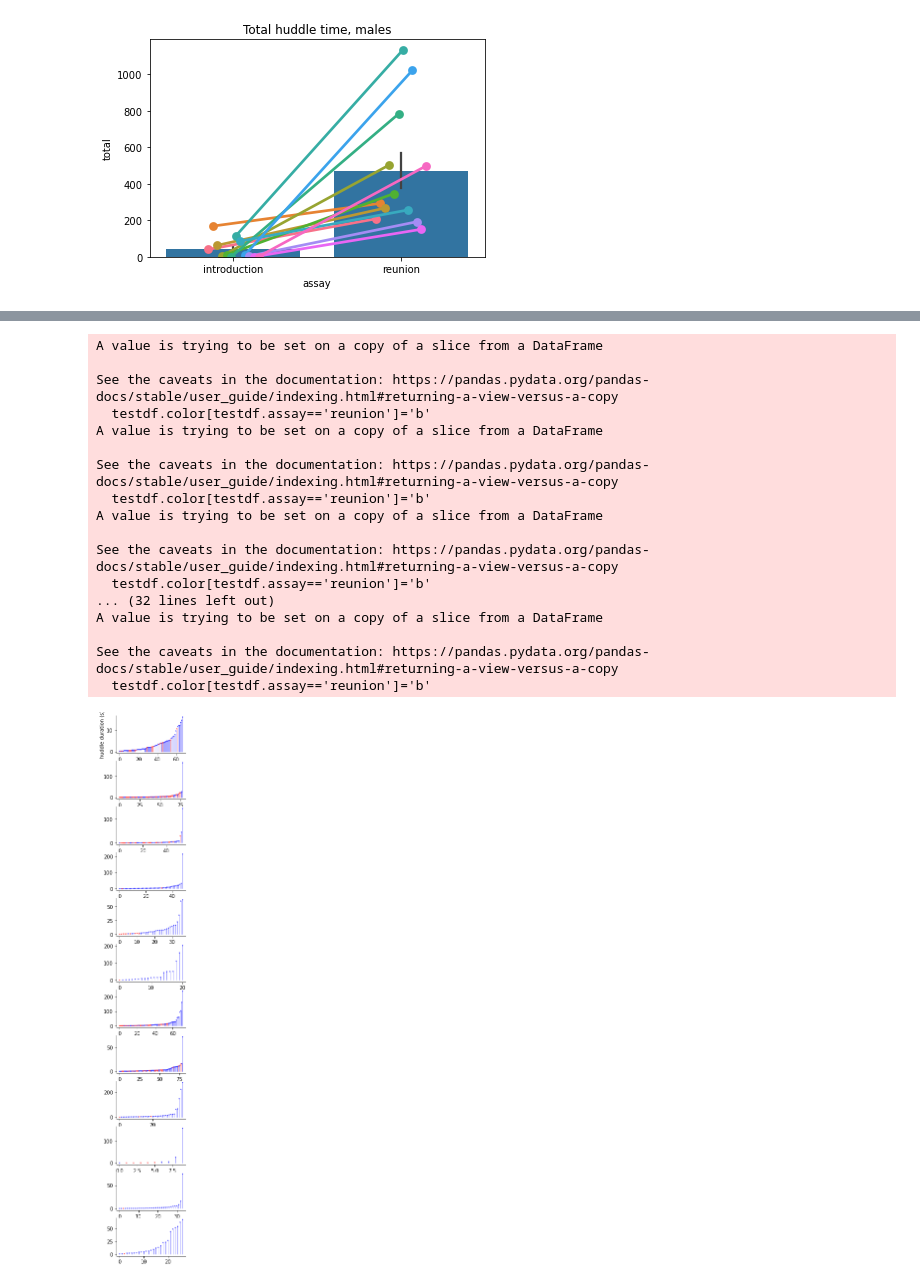
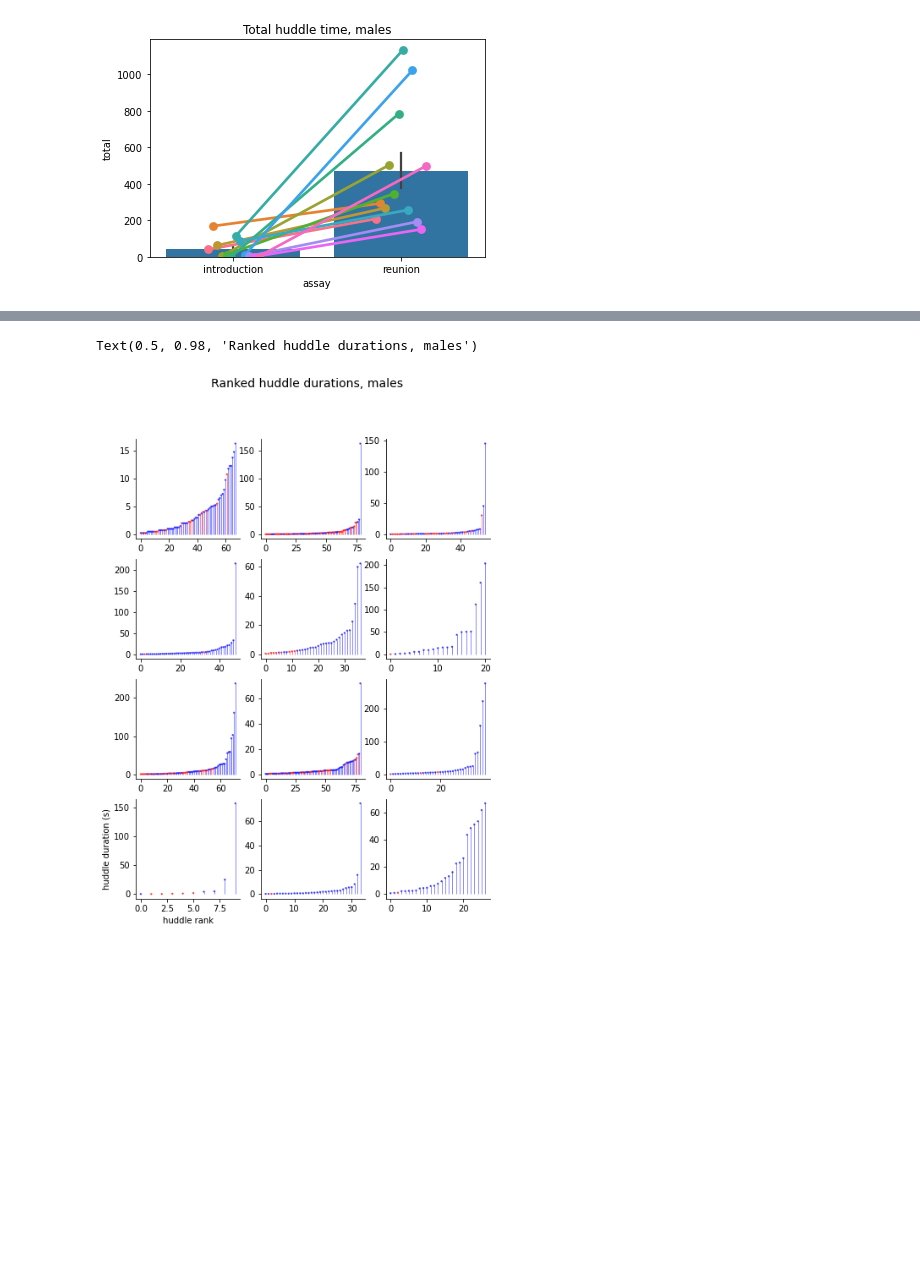
Before and after one commit to nhoglen/scn2a-paper-GWJSNH-code, a Jupyter notebook: 241112_scratch_WThuddleTimes-introVreunion.ipynb, the cells around one changed output, grey strips where cells are left out. Cells and saved outputs as stored; diff of their text form; code cells hidden in the pictures; blank space fills up the shorter version.

```diff
--- a/241112_scratch_WThuddleTimes-introVreunion.ipynb
+++ b/241112_scratch_WThuddleTimes-introVreunion.ipynb
@@ -251,8 +245,9 @@ Text(0, 0.5, 'huddle duration (s)')
 
 fdat = allfilt[allfilt.sex=='F']
 nfpairs = len(np.unique(fdat.pair_tag))
-
-fig, axs = plt.subplots(figsize=(2.5,20),nrows=nfpairs,ncols=1)
+nc = 3
+nr = int(np.ceil(nfpairs/nc))
+fig, axs = plt.subplots(figsize=(7.5,10),nrows=nr,ncols=nc)
 
 for i,ptag in enumerate(np.unique(fdat.pair_tag)):
     thisdat = fdat[fdat.pair_tag==ptag]
@@ -263,12 +258,18 @@ for i,ptag in enumerate(np.unique(fdat.pair_tag)):
     testdf.color = 'r'
     testdf.color[testdf.assay=='reunion']='b'
 
-    ax = axs[i]
+    ax = axs[int(np.floor(i/nc)),i%nc]
     ax.vlines(x=testdf.index, ymin=0, ymax=testdf.duration, color=testdf.color, alpha=0.6, linewidth=0.75)
     ax.scatter(x=testdf.index, y=testdf.duration, s=2, color=testdf.color, alpha=0.6)
 
     ax.spines['top'].set_visible(False)
     ax.spines['right'].set_visible(False)
-    if i==0:
+    if i==len(np.unique(fdat.pair_tag))-1:
         ax.set_ylabel('huddle duration (s)')
+        ax.set_xlabel('huddle rank')
+
+axs[4,1].axis('off')
+axs[4,2].axis('off')
+
+fig.suptitle('Ranked huddle durations, females', fontsize=14)
 # %% [output]
@@ -293,44 +278,36 @@ See the caveats in the documentation: https://pandas.pydata.org/pandas-docs/stab
 # %%
 # ----- PUT ORDERED HUDDLE DURATION PLOTS INTO SUBPLOTS PER PAIR, MALES -----
 
-fdat = allfilt[allfilt.sex=='M']
-nfpairs = len(np.unique(fdat.pair_tag))
+dat = allfilt[allfilt.sex=='M']
+npairs = len(np.unique(dat.pair_tag))
+nc = 3
+nr = int(np.ceil(npairs/nc))
+fig, axs = plt.subplots(figsize=(7.5,10),nrows=nr,ncols=nc)
 
-fig, axs = plt.subplots(figsize=(2.5,20),nrows=nfpairs,ncols=1)
+for i,ptag in enumerate(np.unique(dat.pair_tag)):
 
-for i,ptag in enumerate(np.unique(fdat.pair_tag)):
-    thisdat = fdat[fdat.pair_tag==ptag]
+    ycoord = int(np.floor(i/nc))
+    xcoord = i%nc
+
+    thisdat = dat[dat.pair_tag==ptag]
 
     testdf = thisdat[thisdat.pair_tag==ptag]
     testdf.sort_values('duration', inplace=True)
     testdf.reset_index(inplace=True)
     testdf.color = 'r'
     testdf.color[testdf.assay=='reunion']='b'
 
-    ax = axs[i]
+    ax = axs[ycoord,xcoord]
     ax.vlines(x=testdf.index, ymin=0, ymax=testdf.duration, color=testdf.color, alpha=0.6, linewidth=0.75)
     ax.scatter(x=testdf.index, y=testdf.duration, s=2, color=testdf.color, alpha=0.6)
 
     ax.spines['top'].set_visible(False)
     ax.spines['right'].set_visible(False)
-    if i==0:
+    if np.logical_and(ycoord==nr-1,xcoord==0):
         ax.set_ylabel('huddle duration (s)')
+        ax.set_xlabel('huddle rank')
+
+fig.suptitle('Ranked huddle durations, males', fontsize=14)
 # %% [output]
-A value is trying to be set on a copy of a slice from a DataFrame
-
-See the caveats in the documentation: https://pandas.pydata.org/pandas-docs/stable/user_guide/indexing.html#returning-a-view-versus-a-copy
-  testdf.color[testdf.assay=='reunion']='b'
-A value is trying to be set on a copy of a slice from a DataFrame
-
-See the caveats in the documentation: https://pandas.pydata.org/pandas-docs/stable/user_guide/indexing.html#returning-a-view-versus-a-copy
-  testdf.color[testdf.assay=='reunion']='b'
-A value is trying to be set on a copy of a slice from a DataFrame
-
-See the caveats in the documentation: https://pandas.pydata.org/pandas-docs/stable/user_guide/indexing.html#returning-a-view-versus-a-copy
-  testdf.color[testdf.assay=='reunion']='b'
-... (32 lines left out)
-A value is trying to be set on a copy of a slice from a DataFrame
-
-See the caveats in the documentation: https://pandas.pydata.org/pandas-docs/stable/user_guide/indexing.html#returning-a-view-versus-a-copy
-  testdf.color[testdf.assay=='reunion']='b'
+Text(0.5, 0.98, 'Ranked huddle durations, males')
-[figure, old version]
+[figure, new version]
```
Also changed, not shown: parts of 12 cells of this notebook, 1 other file.
